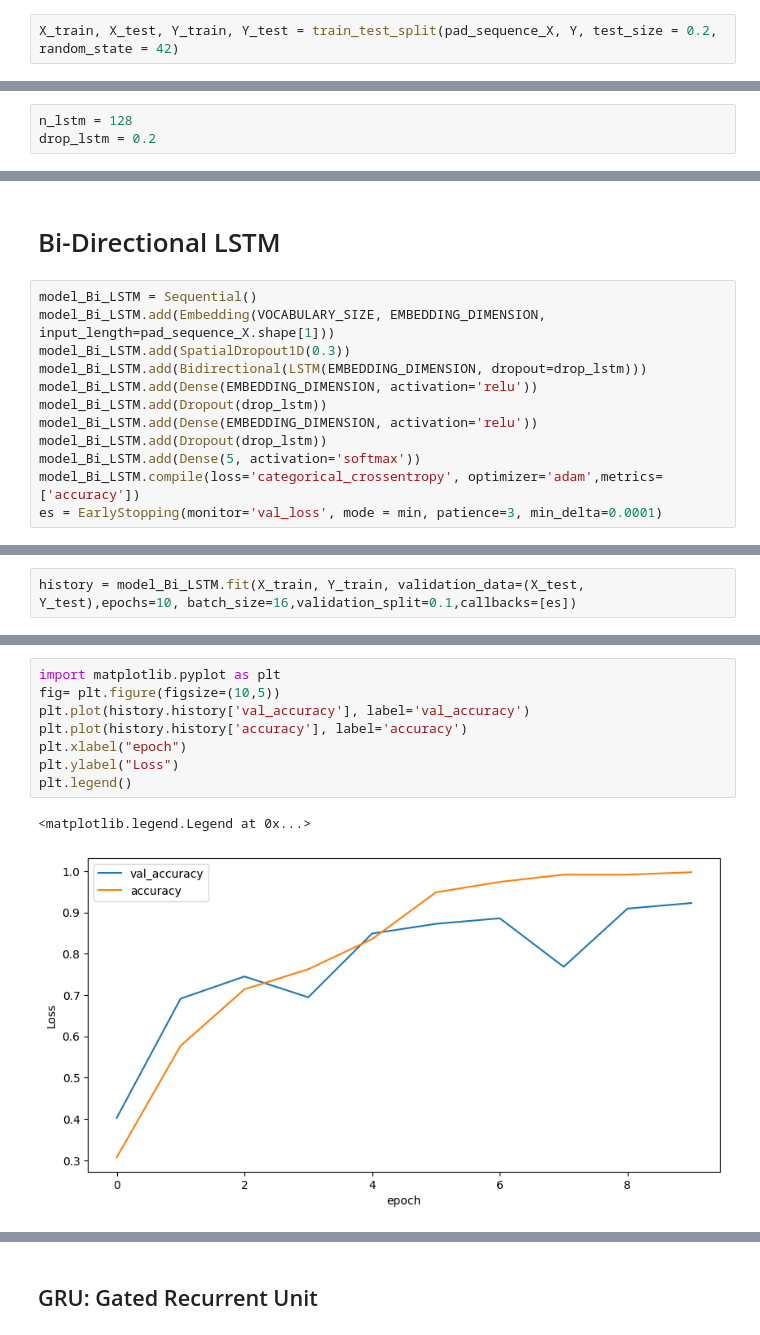
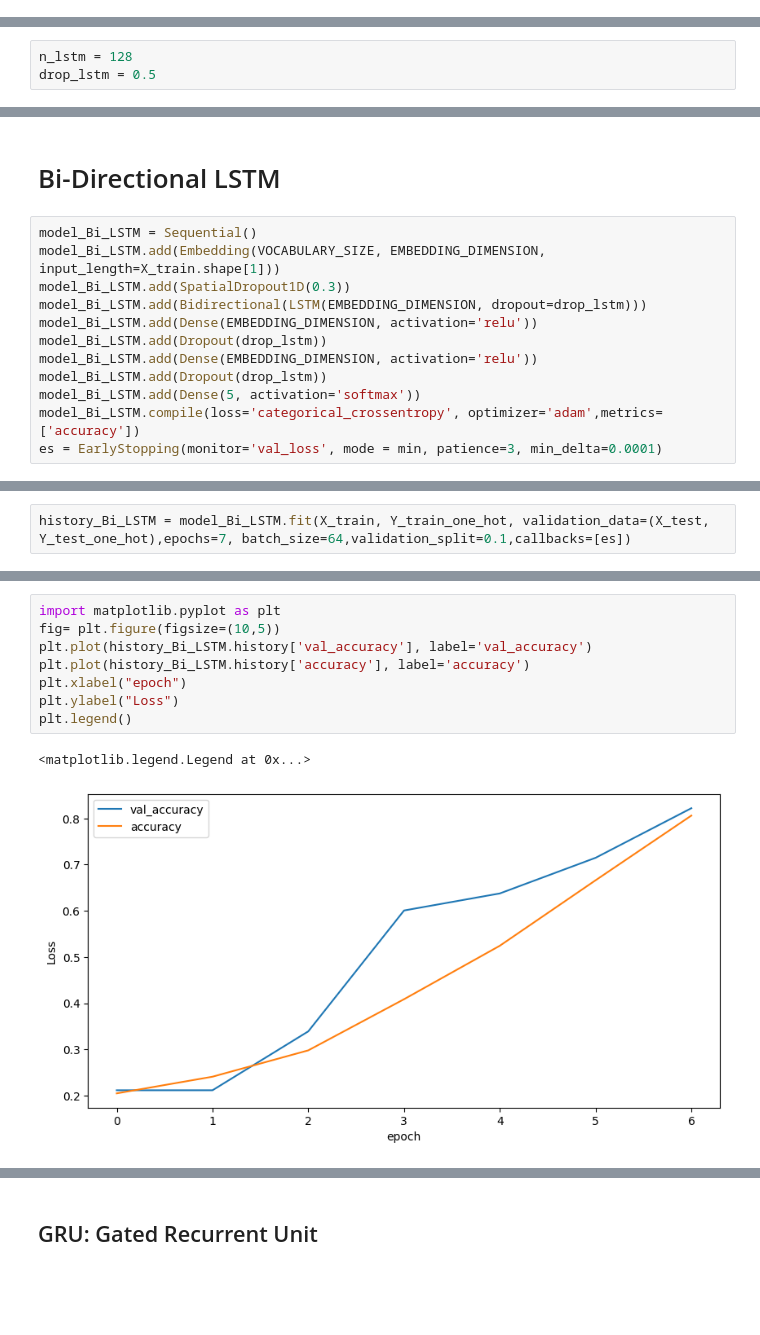
Before and after one commit to harmangahir/news_article_sorting_nlp, a Jupyter notebook: news_article_sorting.ipynb, the cells around one changed output, grey strips where cells are left out. Cells and saved outputs as stored; diff of their text form; blank space fills up the shorter version.

```diff
--- a/news_article_sorting.ipynb
+++ b/news_article_sorting.ipynb
@@ -724,2 +780,0 @@ print(Y)
-# %%
-X_train, X_test, Y_train, Y_test = train_test_split(pad_sequence_X, Y, test_size = 0.2, random_state = 42)
@@ -790,5 +825,5 @@ with open("Labels/label_encoder.pk", "rb") as f:
 ## LSTM Model
 # %%
 n_lstm = 128
-drop_lstm = 0.2
+drop_lstm = 0.5
 # %%
@@ -991,7 +985,7 @@ detect_catagory_dl(model_LSTM_ohe, article4)
 # Bi-Directional LSTM
 # %%
 model_Bi_LSTM = Sequential()
-model_Bi_LSTM.add(Embedding(VOCABULARY_SIZE, EMBEDDING_DIMENSION, input_length=pad_sequence_X.shape[1]))
+model_Bi_LSTM.add(Embedding(VOCABULARY_SIZE, EMBEDDING_DIMENSION, input_length=X_train.shape[1]))
 model_Bi_LSTM.add(SpatialDropout1D(0.3))
 model_Bi_LSTM.add(Bidirectional(LSTM(EMBEDDING_DIMENSION, dropout=drop_lstm)))
 model_Bi_LSTM.add(Dense(EMBEDDING_DIMENSION, activation='relu'))
@@ -1027,5 +1021,5 @@ _________________________________________________________________
 None
 You must install pydot (`pip install pydot`) and install graphviz (see instructions at https://graphviz.gitlab.io/download/) for plot_model to work.
 # %%
-history = model_Bi_LSTM.fit(X_train, Y_train, validation_data=(X_test, Y_test),epochs=10, batch_size=16,validation_split=0.1,callbacks=[es])
+history_Bi_LSTM = model_Bi_LSTM.fit(X_train, Y_train_one_hot, validation_data=(X_test, Y_test_one_hot),epochs=7, batch_size=64,validation_split=0.1,callbacks=[es])
 # %% [output]
@@ -1059,14 +1047,14 @@ Test accuracy: 0.9228187799453735
 # %%
 import matplotlib.pyplot as plt
 fig= plt.figure(figsize=(10,5))
-plt.plot(history.history['val_accuracy'], label='val_accuracy')
-plt.plot(history.history['accuracy'], label='accuracy')
+plt.plot(history_Bi_LSTM.history['val_accuracy'], label='val_accuracy')
+plt.plot(history_Bi_LSTM.history['accuracy'], label='accuracy')
 plt.xlabel("epoch")
 plt.ylabel("Loss")
 plt.legend()
 # %% [output]
 <matplotlib.legend.Legend at 0x...>
-[figure, old version]
+[figure, new version]
 # %%
 import matplotlib.pyplot as plt
 fig= plt.figure(figsize=(10,5))
```
Also changed, not shown: parts of 95 cells of this notebook.
